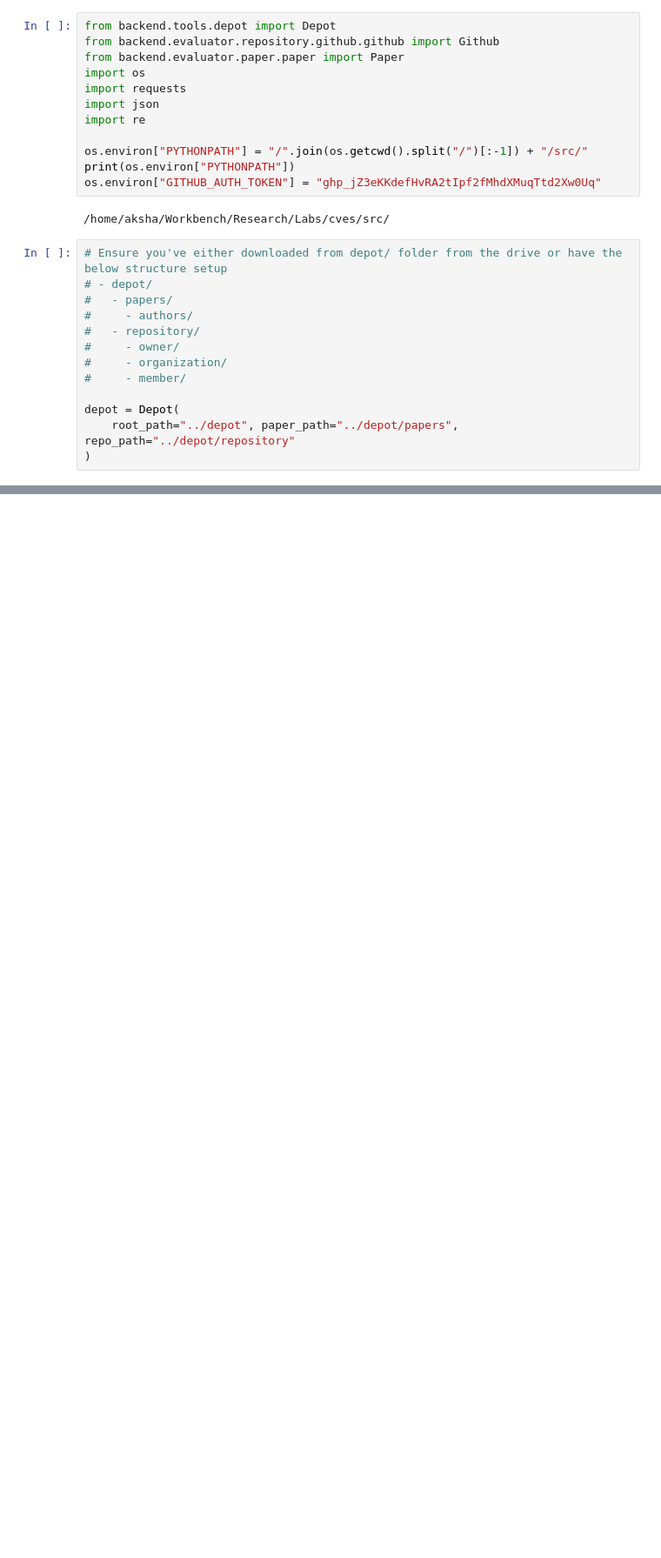
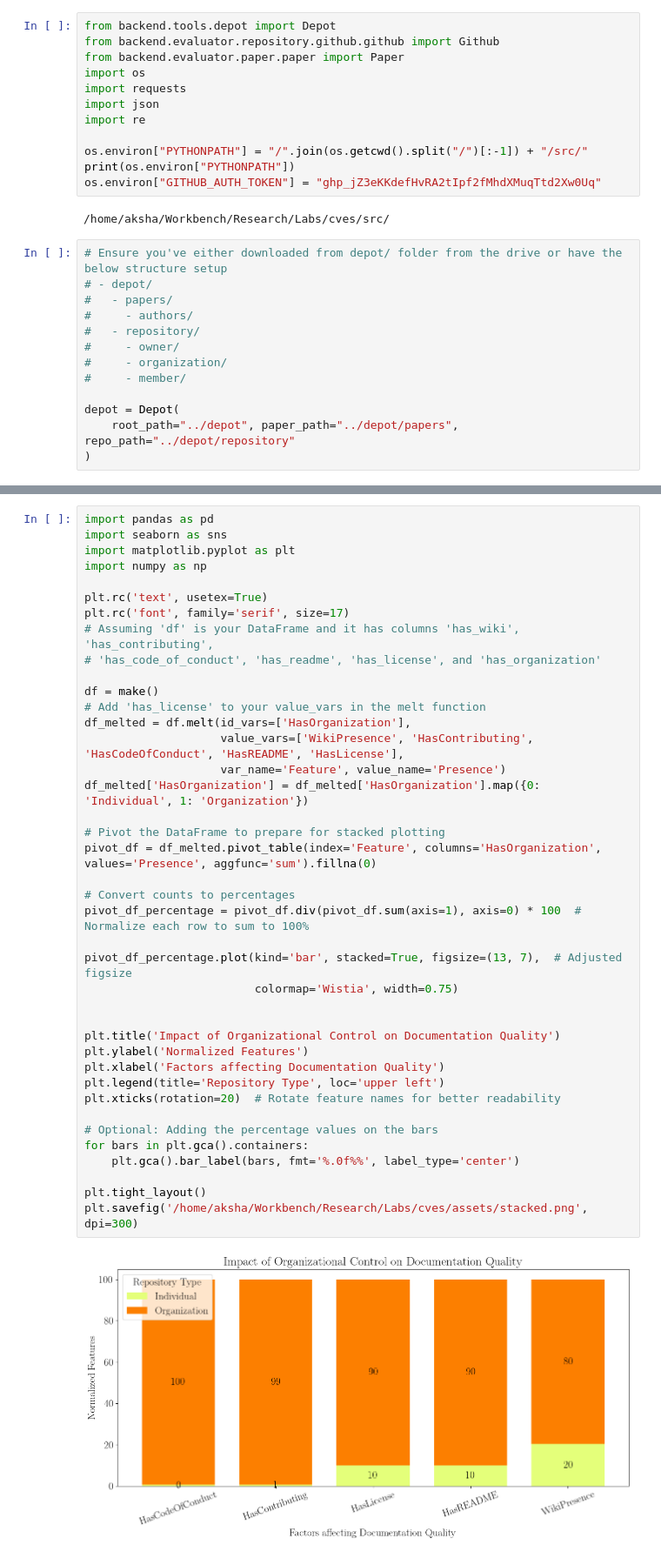
Before and after one commit to AkshathRaghav/RAIS, a Jupyter notebook: src/experiment.ipynb, the cells around one changed output, grey strips where cells are left out. Shown at 87% size. Cells and saved outputs as stored; diff of their text form; blank space fills up the shorter version.

Commit message:
add
Signed-off-by: AkshathRaghav <akshathraghav.r@gmail.com>

```diff
--- a/src/experiment.ipynb
+++ b/src/experiment.ipynb
@@ -137,0 +249,42 @@ depot.save(paper, git)  # Saves paper and repo to depot
+# %%
+import pandas as pd
+import seaborn as sns
+import matplotlib.pyplot as plt
+import numpy as np
+
+plt.rc('text', usetex=True)
+plt.rc('font', family='serif', size=17)
+# Assuming 'df' is your DataFrame and it has columns 'has_wiki', 'has_contributing',
+# 'has_code_of_conduct', 'has_readme', 'has_license', and 'has_organization'
+
+df = make()
+# Add 'has_license' to your value_vars in the melt function
+df_melted = df.melt(id_vars=['HasOrganization'],
+                    value_vars=['WikiPresence', 'HasContributing', 'HasCodeOfConduct', 'HasREADME', 'HasLicense'],
+                    var_name='Feature', value_name='Presence')
+df_melted['HasOrganization'] = df_melted['HasOrganization'].map({0: 'Individual', 1: 'Organization'})
+
+# Pivot the DataFrame to prepare for stacked plotting
+pivot_df = df_melted.pivot_table(index='Feature', columns='HasOrganization', values='Presence', aggfunc='sum').fillna(0)
+
+# Convert counts to percentages
+pivot_df_percentage = pivot_df.div(pivot_df.sum(axis=1), axis=0) * 100  # Normalize each row to sum to 100%
+
+pivot_df_percentage.plot(kind='bar', stacked=True, figsize=(13, 7),  # Adjusted figsize
+                         colormap='Wistia', width=0.75)
+
+
+plt.title('Impact of Organizational Control on Documentation Quality')
+plt.ylabel('Normalized Features')
+plt.xlabel('Factors affecting Documentation Quality')
+plt.legend(title='Repository Type', loc='upper left')
+plt.xticks(rotation=20)  # Rotate feature names for better readability
+
+# Optional: Adding the percentage values on the bars
+for bars in plt.gca().containers:
+    plt.gca().bar_label(bars, fmt='%.0f%%', label_type='center')
+
+plt.tight_layout()
+plt.savefig('/home/aksha/Workbench/Research/Labs/cves/assets/stacked.png', dpi=300)
+# %% [output]
+[figure, added]
```
Also changed, not shown: parts of 24 cells of this notebook, 14 other files.
